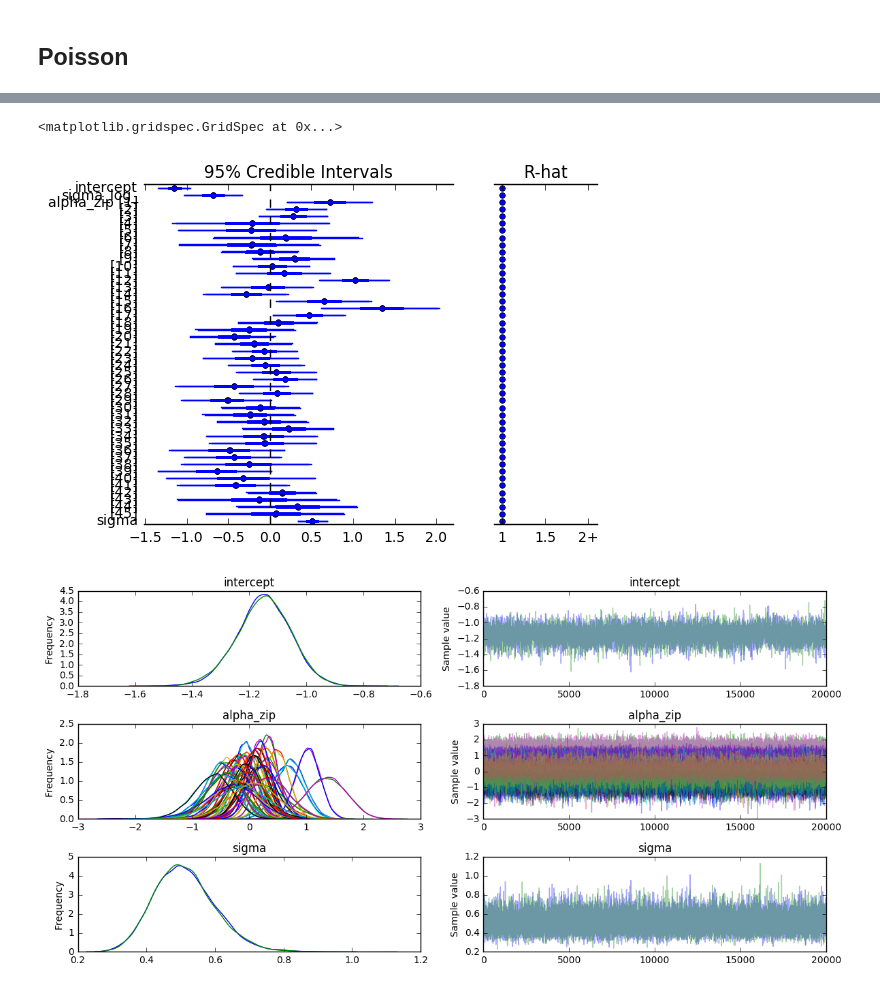
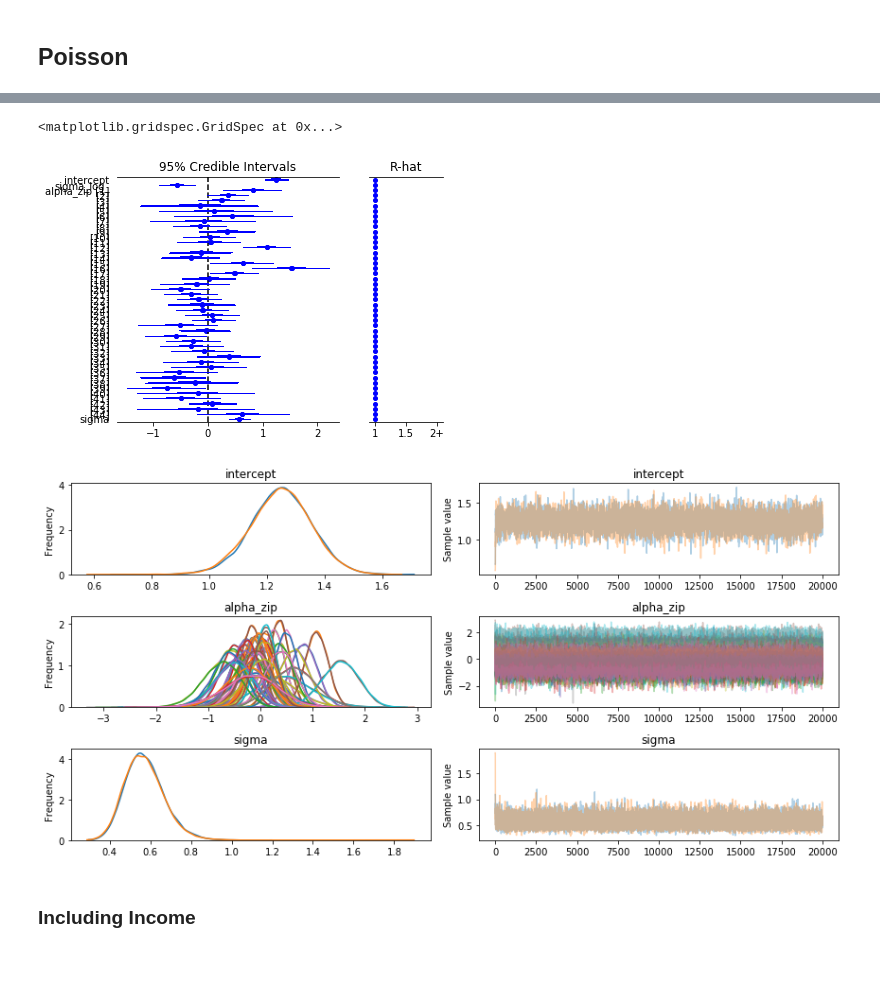
Before and after one commit to varunprajan/nyc-food, a Jupyter notebook: Model.ipynb, the cells around one changed output, grey strips where cells are left out. Drawn from its saved outputs; the diff is of its cells as text; code cells hidden in the pictures; blank space fills up the shorter version.

Commit message:
Final reorg/cleanup

```diff
--- a/Model.ipynb
+++ b/Model.ipynb
@@ -38,12 +59,18 @@ df_pop.columns = ['Zip Code', 'Population']
 # %%
-def merge_all_df(df_zip, df_stores, df_pop):
+def merge_all_df(df_zip, df_stores, df_census):
     df_stores_grouped = df_stores.groupby(by=['Zip Code']).size().reset_index(name='Store Count')
     df_all = df_zip.merge(df_stores_grouped, how='left', on='Zip Code')
-    df_all = df_all.merge(df_pop, how='left', on='Zip Code')
+    df_all = df_all.merge(df_census, how='left', on='Zip Code')
     df_all['Store Count'].fillna(0, inplace=True)
-    idx_pop_bad = df_all['Population'].isnull() | (df_all['Population'] == 0.0)
-    df_all.loc[idx_pop_bad, 'Population'] = 1
     return df_all
+# %%
+def cleanup_df(df, min_pop=100, pop_scale=10000, income_scale=100000):
+    idx_bad = (df['Population'].isnull()) | (df['Population'] < min_pop)
+    df = df[~idx_bad] # strip out "empty" zips
+    df['PopScaled'] = df['Population']/pop_scale
+    df['MedIncomeScaled'] = df['Median Income']/income_scale
+    return df
 # %%
-df_all = merge_all_df(df_zip, df_manhattan, df_pop)
+df_all = merge_all_df(df_zip, df_stores, df_census)
+df_all = cleanup_df(df_all)
 # %%
@@ -105,14 +97,14 @@ with pm.Model() as model:
     # define priors, weakly informative Normal
     intercept = pm.Normal('intercept', mu=0., sd=10.)
     sigma = pm.HalfNormal('sigma', sd=10.)
-    alpha_zip = pm.Normal('alpha_zip', mu=0., sd=sigma, shape=df_try.shape[0])
+    alpha_zip = pm.Normal('alpha_zip', mu=0., sd=sigma, shape=df_all.shape[0])
 
     # define linear model and exp link function
     theta = intercept + alpha_zip
-    mu = np.array(df_try['Pop'])*np.exp(theta)
+    mu = df_all['PopScaled'].values * np.exp(theta)
 
     ## Define Poisson likelihood
-    y = pm.Poisson('y', mu=mu, observed=df_try['Store Count'])
+    y = pm.Poisson('y', mu=mu, observed=df_all['Store Count'])
 # %%
 with model:
     res = pm.variational.advi()
@@ -122,11 +114,12 @@ Finished [100%]: Average ELBO = -281.35
 # %%
-pm.forestplot(trace)
+pm.forestplot(trace[1000:])
 # %% [output]
 <matplotlib.gridspec.GridSpec at 0x...>
-[figure, old version]
+[figure, new version]
 # %%
-pm.traceplot(trace)
-plt.show()
+pm.traceplot(trace[1000:])
 # %% [output]
-[figure, old version]
+[figure, new version]
+# %% [markdown]
+### Including Income
 # %%
```
Also changed, not shown: parts of 41 cells of this notebook, 5 other files.
